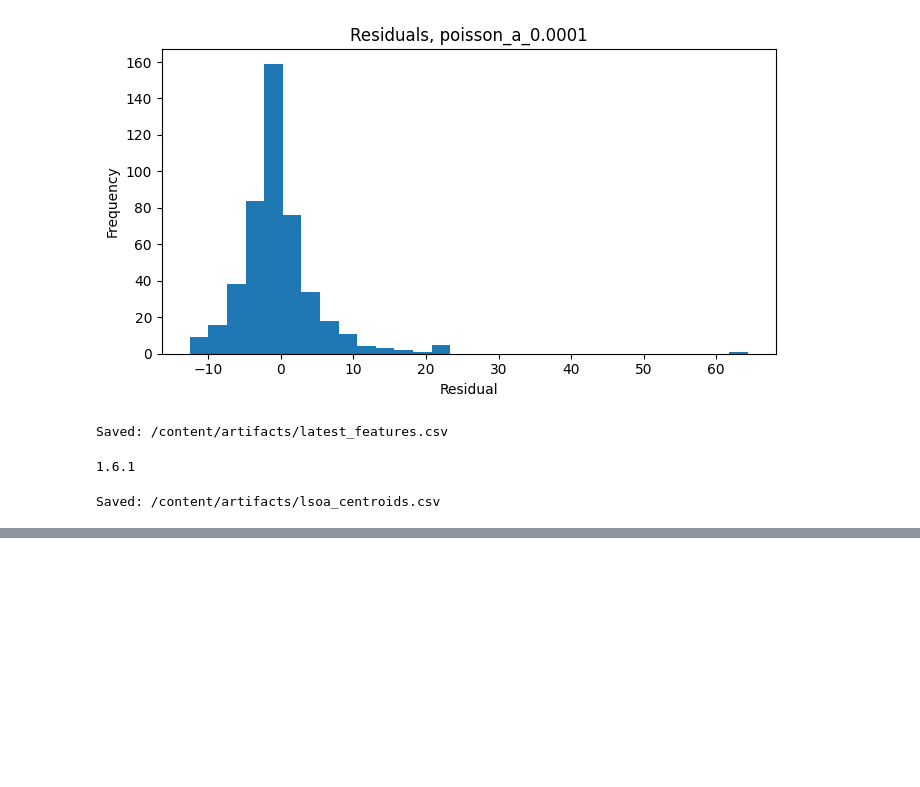
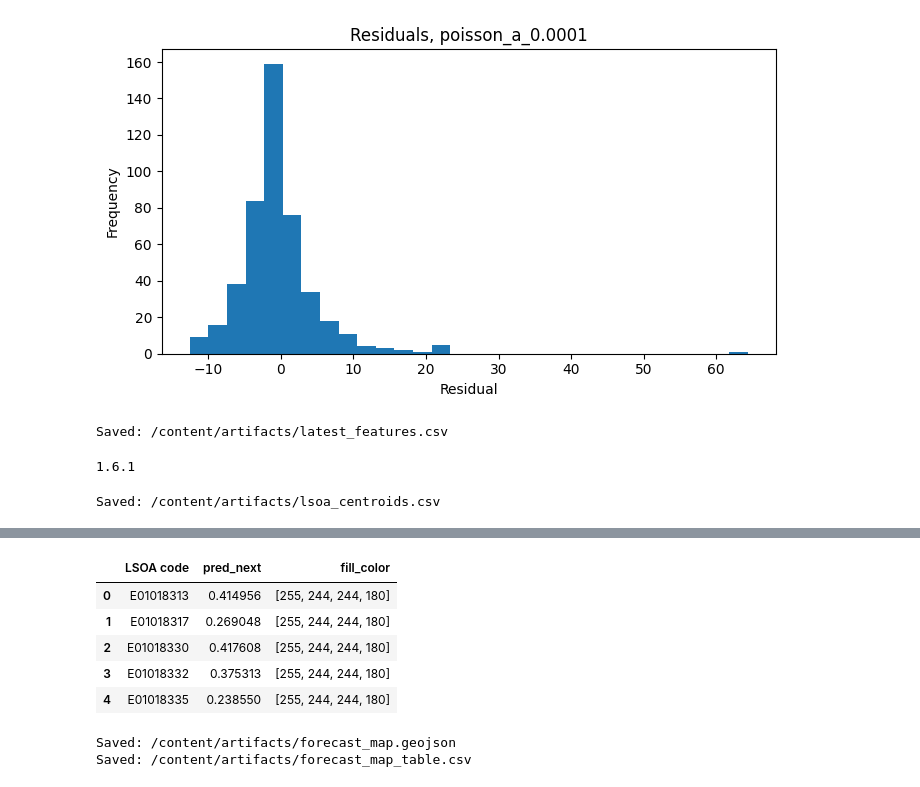
Before and after one commit to ddoro1701/Assignment_01_Advanced_ML, a Jupyter notebook: ML_Police_data_approach_2.ipynb, the cells around one changed output, grey strips where cells are left out. Drawn from its saved outputs; the diff is of its cells as text; code cells hidden in the pictures; blank space fills up the shorter version.

```diff
--- a/ML_Police_data_approach_2.ipynb
+++ b/ML_Police_data_approach_2.ipynb
@@ -467,0 +507,36 @@ Saved: /content/artifacts/lsoa_centroids.csv
+# %%
+# Create fill colors for the choropleth map
+def red_scale(x, max_val):
+    x = 0 if pd.isna(x) else float(x)
+    ratio = 0 if max_val == 0 else min(x / max_val, 1.0)
+
+    r = 255
+    g = int(245 - 180 * ratio)
+    b = int(245 - 180 * ratio)
+    a = 180
+
+    return [r, g, b, a]
+
+max_pred = forecast_map["pred_next"].max()
+forecast_map["fill_color"] = forecast_map["pred_next"].apply(lambda x: red_scale(x, max_pred))
+
+forecast_map[["LSOA code", "pred_next", "fill_color"]].head()
+# %% [output]
+|  | LSOA code | pred_next | fill_color |
+| 0 | E01018313 | 0.414956 | [255, 244, 244, 180] |
+| 1 | E01018317 | 0.269048 | [255, 244, 244, 180] |
+| 2 | E01018330 | 0.417608 | [255, 244, 244, 180] |
+| 3 | E01018332 | 0.375313 | [255, 244, 244, 180] |
+| 4 | E01018335 | 0.238550 | [255, 244, 244, 180] |
+# %%
+# Save choropleth map as GeoJSON for the app
+forecast_map.to_file(ARTIFACT_DIR / "forecast_map.geojson", driver="GeoJSON")
+
+# Optional small lookup table for checking
+forecast_map.drop(columns="geometry").to_csv(ARTIFACT_DIR / "forecast_map_table.csv", index=False)
+
+print("Saved:", ARTIFACT_DIR / "forecast_map.geojson")
+print("Saved:", ARTIFACT_DIR / "forecast_map_table.csv")
+# %% [output]
+Saved: /content/artifacts/forecast_map.geojson
+Saved: /content/artifacts/forecast_map_table.csv
```
Also changed, not shown: parts of 4 cells of this notebook.
